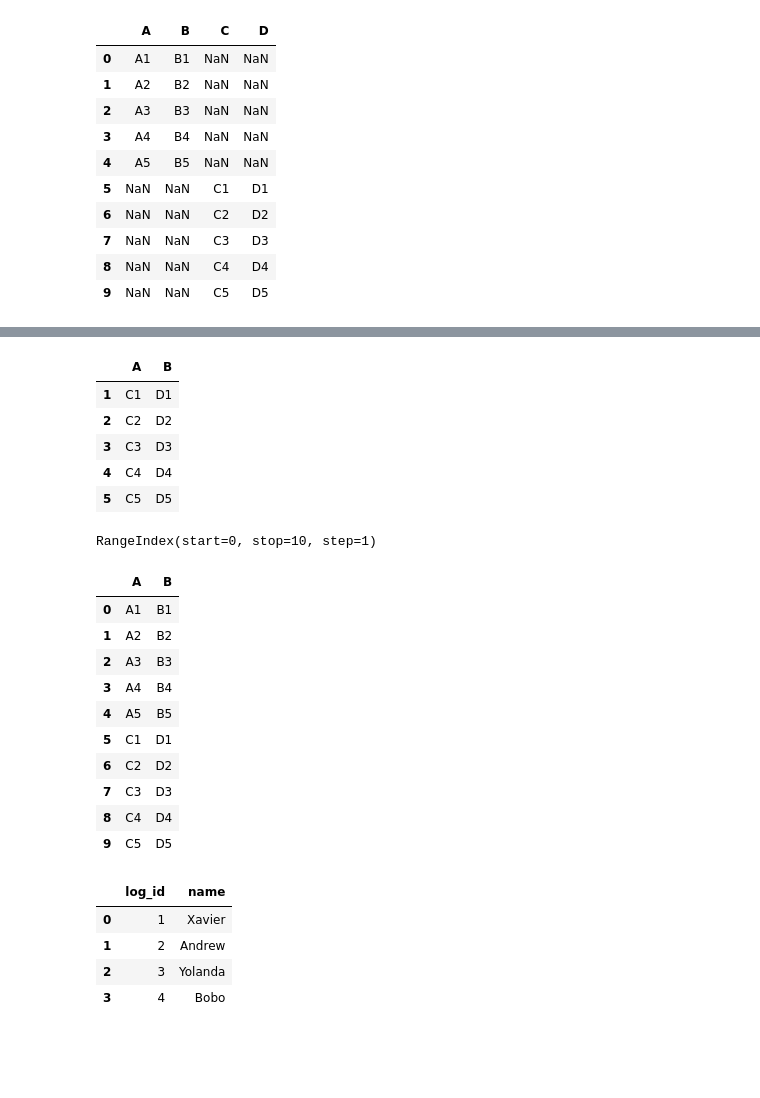
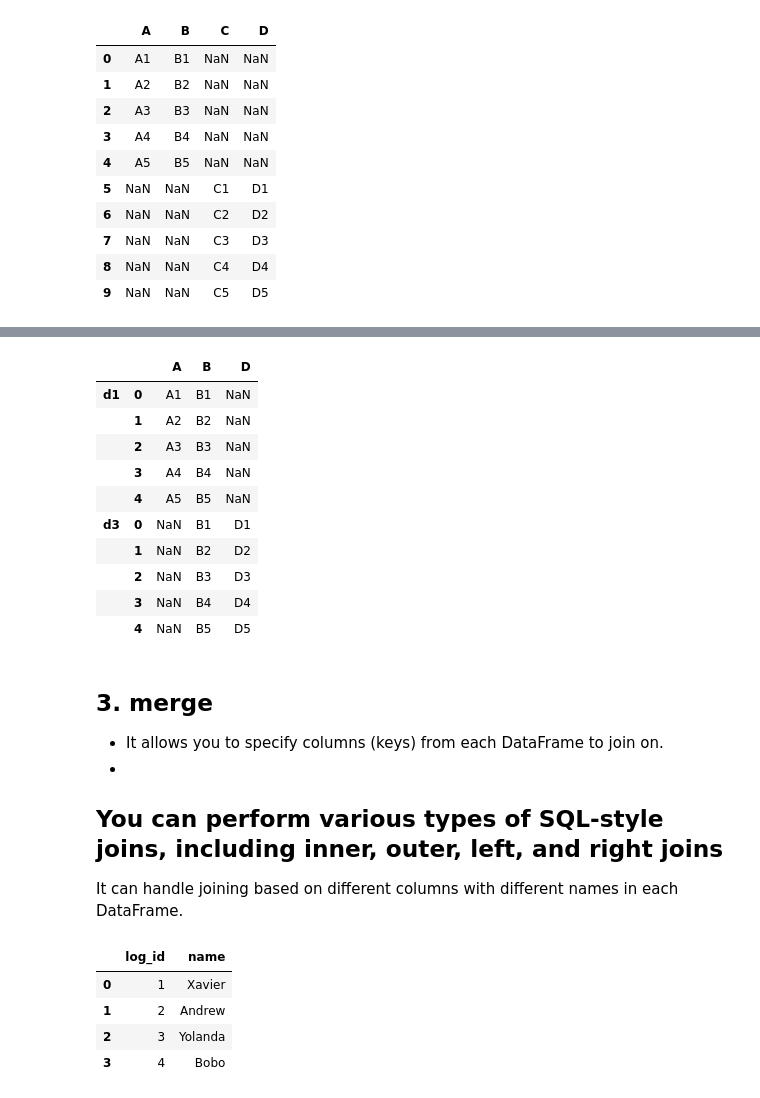
Before and after one commit to satanix0/data-science, a Jupyter notebook: M02_Pandas/pandas - Combining DataFrames.ipynb, the cells around one changed output, grey strips where cells are left out. Cells and saved outputs as stored; diff of their text form; code cells hidden in the pictures; blank space fills up the shorter version.

```diff
--- a/M02_Pandas/pandas - Combining DataFrames.ipynb
+++ b/M02_Pandas/pandas - Combining DataFrames.ipynb
@@ -61,11 +61,16 @@ two.columns=['A','B']
-# %%
-two
-# %% [output]
-|  | A | B |
-| 1 | C1 | D1 |
-| 2 | C2 | D2 |
-| 3 | C3 | D3 |
-| 4 | C4 | D4 |
-| 5 | C5 | D5 |
 # %%
-df = pd.concat([one, two])
+d3= {'B':['B1','B2','B3','B4','B5'], 'D':['D1','D2','D3','D4','D5']}
+df3 =pd.DataFrame(d3)
+pd.concat([df1,df3], axis=0, keys=['d1','d3'])
+# %% [output]
+|  |  | A | B | D |
+| d1 | 0 | A1 | B1 | NaN |
+|  | 1 | A2 | B2 | NaN |
+|  | 2 | A3 | B3 | NaN |
+|  | 3 | A4 | B4 | NaN |
+|  | 4 | A5 | B5 | NaN |
+| d3 | 0 | NaN | B1 | D1 |
+|  | 1 | NaN | B2 | D2 |
+|  | 2 | NaN | B3 | D3 |
+|  | 3 | NaN | B4 | D4 |
+|  | 4 | NaN | B5 | D5 |
@@ -74,21 +77,10 @@ df.index = range(len(df))
-# %%
-df.index
-# %% [output]
-RangeIndex(start=0, stop=10, step=1)
-# %%
-df
-# %% [output]
-|  | A | B |
-| 0 | A1 | B1 |
-| 1 | A2 | B2 |
-| 2 | A3 | B3 |
-| 3 | A4 | B4 |
-| 4 | A5 | B5 |
-| 5 | C1 | D1 |
-| 6 | C2 | D2 |
-| 7 | C3 | D3 |
-| 8 | C4 | D4 |
-| 9 | C5 | D5 |
+# %% [markdown]
+## 3. merge
+- It allows you to specify columns (keys) from each DataFrame to join on.
+-
+You can perform various types of SQL-style joins, including inner, outer, left, and right joins
+-
+It can handle joining based on different columns with different names in each DataFrame.
 # %%
 registrations = pd.DataFrame({'reg_id':[1,2,3,4],'name':['Andrew','Bob','Claire','David']})
 logins = pd.DataFrame({'log_id':[1,2,3,4],'name':['Xavier','Andrew','Yolanda','Bob']})
```
Also changed, not shown: parts of 14 cells of this notebook, 9 other files.
